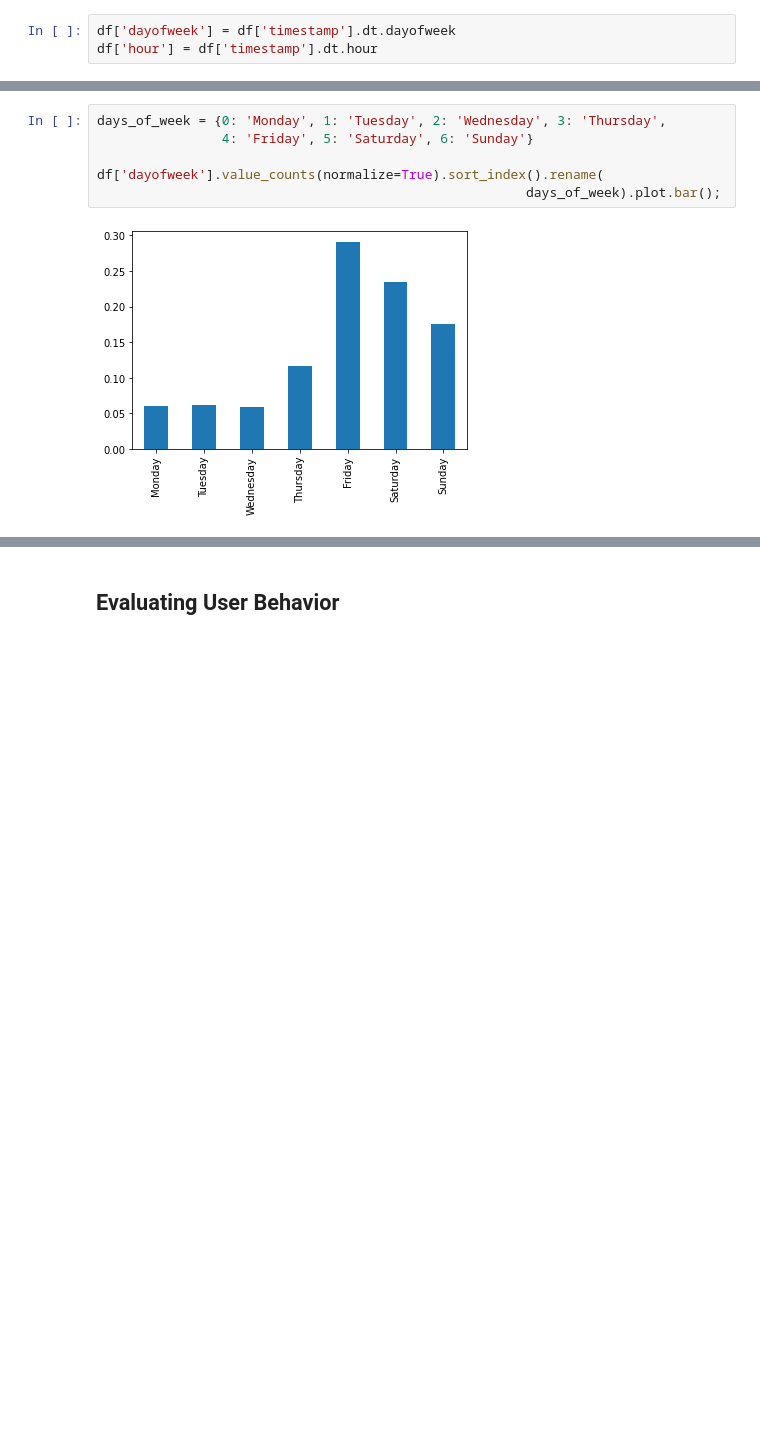
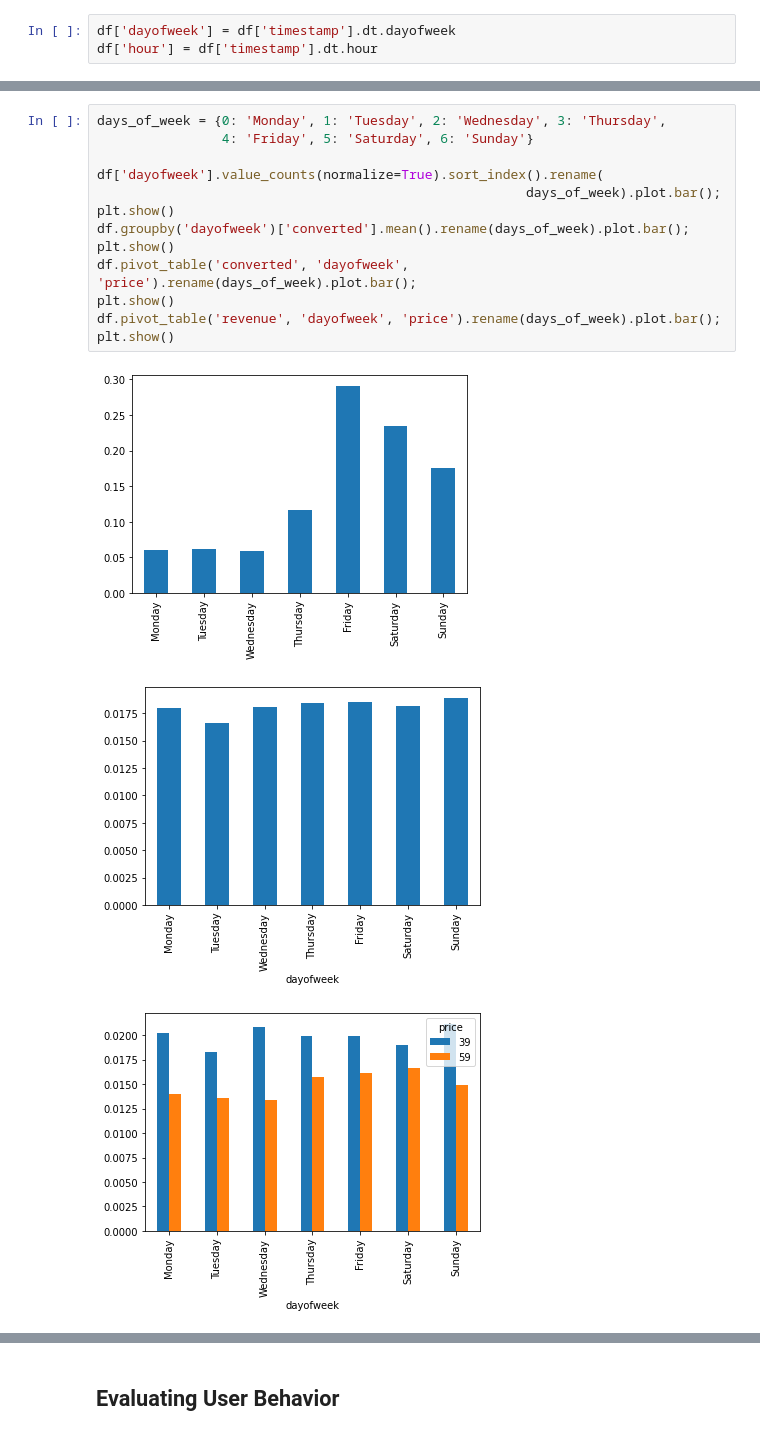
Before and after one commit to bundickm/Data-Masked-Case-Studies, a Jupyter notebook: 06. A_B_Testing_Pricing.ipynb, the cells around one changed output, grey strips where cells are left out. Cells and saved outputs as stored; diff of their text form; blank space fills up the shorter version.

```diff
--- a/06. A_B_Testing_Pricing.ipynb
+++ b/06. A_B_Testing_Pricing.ipynb
@@ -273,8 +304,17 @@ df['hour'] = df['timestamp'].dt.hour
 # %%
 days_of_week = {0: 'Monday', 1: 'Tuesday', 2: 'Wednesday', 3: 'Thursday',
                 4: 'Friday', 5: 'Saturday', 6: 'Sunday'}
 
 df['dayofweek'].value_counts(normalize=True).sort_index().rename(
                                                        days_of_week).plot.bar();
+plt.show()
+df.groupby('dayofweek')['converted'].mean().rename(days_of_week).plot.bar();
+plt.show()
+df.pivot_table('converted', 'dayofweek', 'price').rename(days_of_week).plot.bar();
+plt.show()
+df.pivot_table('revenue', 'dayofweek', 'price').rename(days_of_week).plot.bar();
+plt.show()
 # %% [output]
 [figure]
+[figure, added]
+[figure, added]
```
Also changed, not shown: parts of 15 cells of this notebook.
